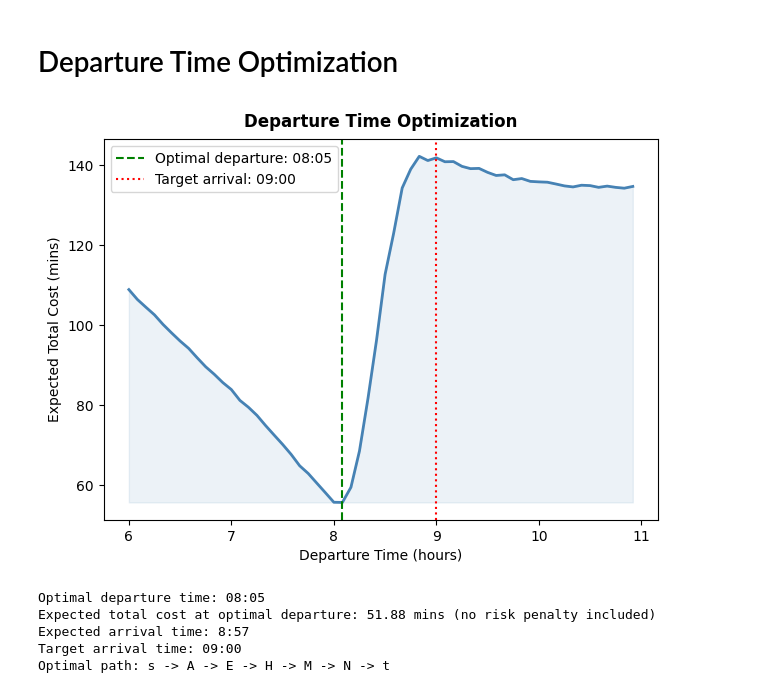
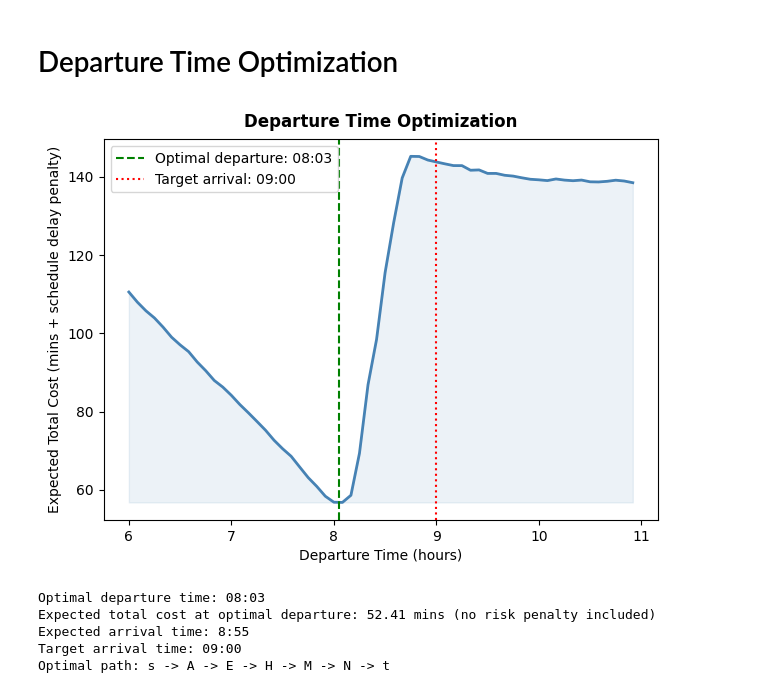
Before and after one commit to Kymapo/ISE754, a Jupyter notebook: Traffic Network Practice.ipynb, the cells around one changed output. Cells and saved outputs as stored; diff of their text form; code cells hidden in the pictures.

```diff
--- a/Traffic Network Practice.ipynb
+++ b/Traffic Network Practice.ipynb
@@ -729,8 +729,8 @@ def get_stochastic_travel_time(link, t):
     mean = get_mean(base_mean, t)
     std = get_std(base_std, t)
     mu, sigma = lognormal_params(mean, std)
-    return max(1, round(np.random.normal(mean, std))) # ensure travel time is at least 1, and round to nearest minute. This is the only stochastic piece!
-    #return max(base_mean, round(np.random.lognormal(mu, sigma))) # ensure travel time is at least base mean, and round to nearest minute. This is the only stochastic piece!
+    #return max(1, round(np.random.normal(mean, std))) # ensure travel time is at least 1, and round to nearest minute. This is the only stochastic piece!
+    return max(base_mean, round(np.random.lognormal(mu, sigma))) # ensure travel time is at least base mean, and round to nearest minute. This is the only stochastic piece!
 
 lam = 0
 def new_expected_cost(link, t, V, v, lam=0): # change lambda here AND ABOVE.        0.75 is good example for different behaviors with risk avoidance network
@@ -988,38 +988,39 @@ mean_cost = np.mean([simulate_trip(policy_sd, 's', best_t)[1] for _ in range(100
 
 window_start = max(0, T_star - 3*60)
 window_end = min(1440, T_star + 2*60)
 window_range = range(window_start, window_end, 5)
-window_costs = [V_sd[('s', t)] for t in window_range]
+window_costs = [V_sd[('s', t)] for t in window_range] # this still includes the risk parameter in graph, but gives idea of how cost changes around target arrival time
+#window_costs = [np.mean([simulate_trip(policy_sd, 's', t)[1] for _ in range(1000)]) for t in window_range] # simulate to get mean cost at each t in window, which includes stochasticity but not risk penalty
 
 plt.plot([t/60 for t in window_range], window_costs,
           color='steelblue', linewidth=2)
 plt.axvline(best_t/60, color='green', linestyle='--', linewidth=1.5,
              label=f'Optimal departure: {best_t//60:02d}:{best_t%60:02d}')
 plt.axvline(T_star/60, color='red', linestyle=':', linewidth=1.5,
              label=f'Target arrival: {T_star//60:02d}:{T_star%60:02d}')
 plt.fill_between([t/60 for t in window_range], window_costs,
                    min(window_costs), alpha=0.1, color='steelblue')
 plt.xlabel('Departure Time (hours)')
-plt.ylabel('Expected Total Cost (mins)')
+plt.ylabel('Expected Total Cost (mins + schedule delay penalty)')
 plt.title('Departure Time Optimization', fontweight='bold', y=1.01)
 plt.legend()
 
 plt.tight_layout()
 plt.show()
 
 # print summary
 print(f"Optimal departure time: {best_t//60:02d}:{best_t%60:02d}")
 print(f"Expected total cost at optimal departure: {mean_cost:.2f} mins (no risk penalty included)")
 print(f"Expected arrival time: {(best_t + mean_cost)//60:.0f}:{(best_t + mean_cost)%60:.0f}")
 print(f"Target arrival time: {T_star//60:02d}:{T_star%60:02d}")
 
 # show optimal path
 optimal_path = extract_path(policy_sd, 's', best_t)
 print(f"Optimal path: {' -> '.join(optimal_path)}")
 # %% [output]
-[figure, old version]
+[figure, new version]
-Optimal departure time: 08:05
-Expected total cost at optimal departure: 51.88 mins (no risk penalty included)
-Expected arrival time: 8:57
+Optimal departure time: 08:03
+Expected total cost at optimal departure: 52.41 mins (no risk penalty included)
+Expected arrival time: 8:55
 Target arrival time: 09:00
 Optimal path: s -> A -> E -> H -> M -> N -> t
```
Also changed, not shown: parts of 10 cells of this notebook.
